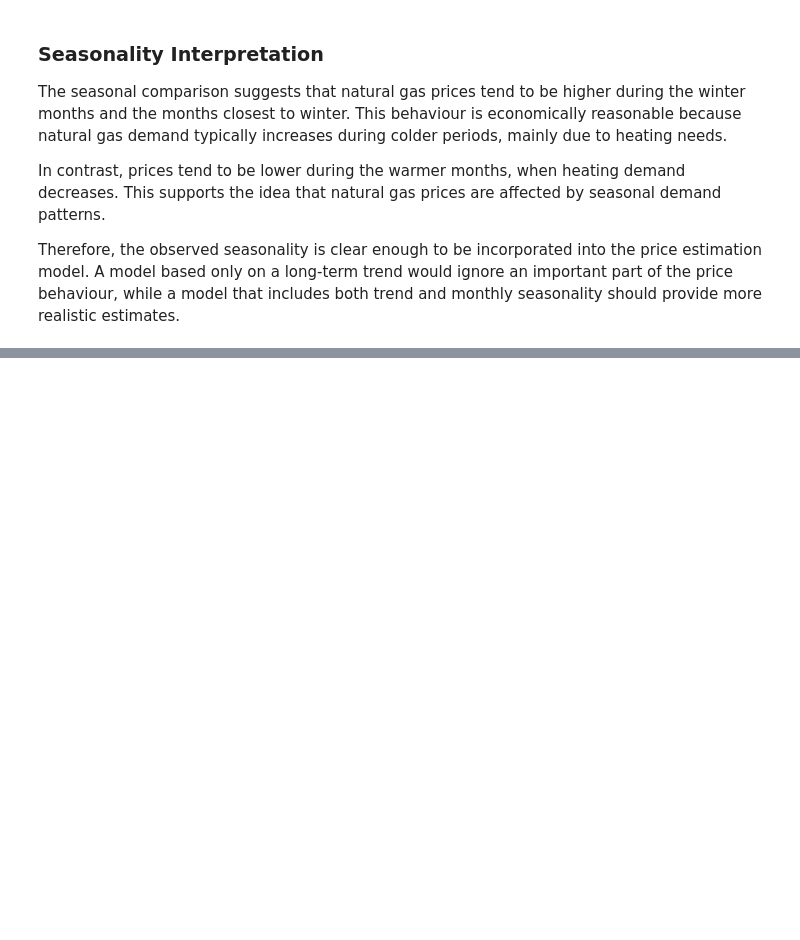
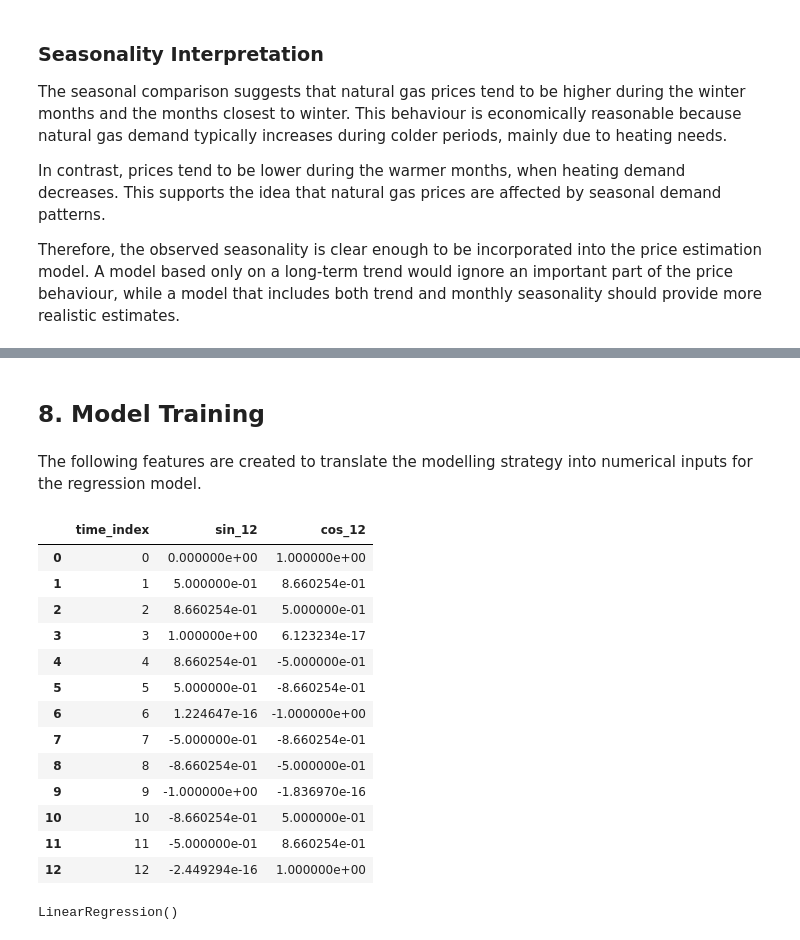
Before and after one commit to aniolarolas/quant-research-pricing-credit-risk, a Jupyter notebook: notebooks/01_gas_price_forecasting.ipynb, the cells around one changed output, grey strips where cells are left out. Saved outputs shown, nothing was run; the diff lists cells and outputs as text; code cells hidden in the pictures; blank space fills up the shorter version.

```diff
--- a/notebooks/01_gas_price_forecasting.ipynb
+++ b/notebooks/01_gas_price_forecasting.ipynb
@@ -81,7 +83,8 @@ import matplotlib.pyplot as plt
 # %%
 df = pd.read_csv("/content/drive/MyDrive/quant_research_jpm_jobsim/data/raw/task01/Nat_Gas.csv")
 # %%
-df["Dates"] = pd.to_datetime(df["Dates"])
+df["Dates"] = pd.to_datetime(df["Dates"], format="%m/%d/%y")
+
 df = df.sort_values("Dates")
 # %%
 df.head()
@@ -319,0 +269,4 @@ However, this model is still a simplification. It does not account for unexpecte
+# %% [markdown]
+## 8. Model Training
+# %% [markdown]
+The following features are created to translate the modelling strategy into numerical inputs for the regression model.
@@ -319,0 +275,21 @@ However, this model is still a simplification. It does not account for unexpecte
+# %%
+df["time_index"] = np.arange(len(df))
+df["sin_12"] = np.sin(2*np.pi*df["time_index"]/12)
+df["cos_12"] = np.cos(2*np.pi*df["time_index"]/12)
+
+df[["time_index", "sin_12", "cos_12"]].head(13)
+# %% [output]
+|  | time_index | sin_12 | cos_12 |
+| 0 | 0 | 0.000000e+00 | 1.000000e+00 |
+| 1 | 1 | 5.000000e-01 | 8.660254e-01 |
+| 2 | 2 | 8.660254e-01 | 5.000000e-01 |
+| 3 | 3 | 1.000000e+00 | 6.123234e-17 |
+| 4 | 4 | 8.660254e-01 | -5.000000e-01 |
+| 5 | 5 | 5.000000e-01 | -8.660254e-01 |
+| 6 | 6 | 1.224647e-16 | -1.000000e+00 |
+| 7 | 7 | -5.000000e-01 | -8.660254e-01 |
+| 8 | 8 | -8.660254e-01 | -5.000000e-01 |
+| 9 | 9 | -1.000000e+00 | -1.836970e-16 |
+| 10 | 10 | -8.660254e-01 | 5.000000e-01 |
+| 11 | 11 | -5.000000e-01 | 8.660254e-01 |
+| 12 | 12 | -2.449294e-16 | 1.000000e+00 |
@@ -319,0 +299,5 @@ However, this model is still a simplification. It does not account for unexpecte
+# %%
+model = LinearRegression()
+model.fit(X, y)
+# %% [output]
+LinearRegression()
```
Also changed, not shown: parts of 45 cells of this notebook.
